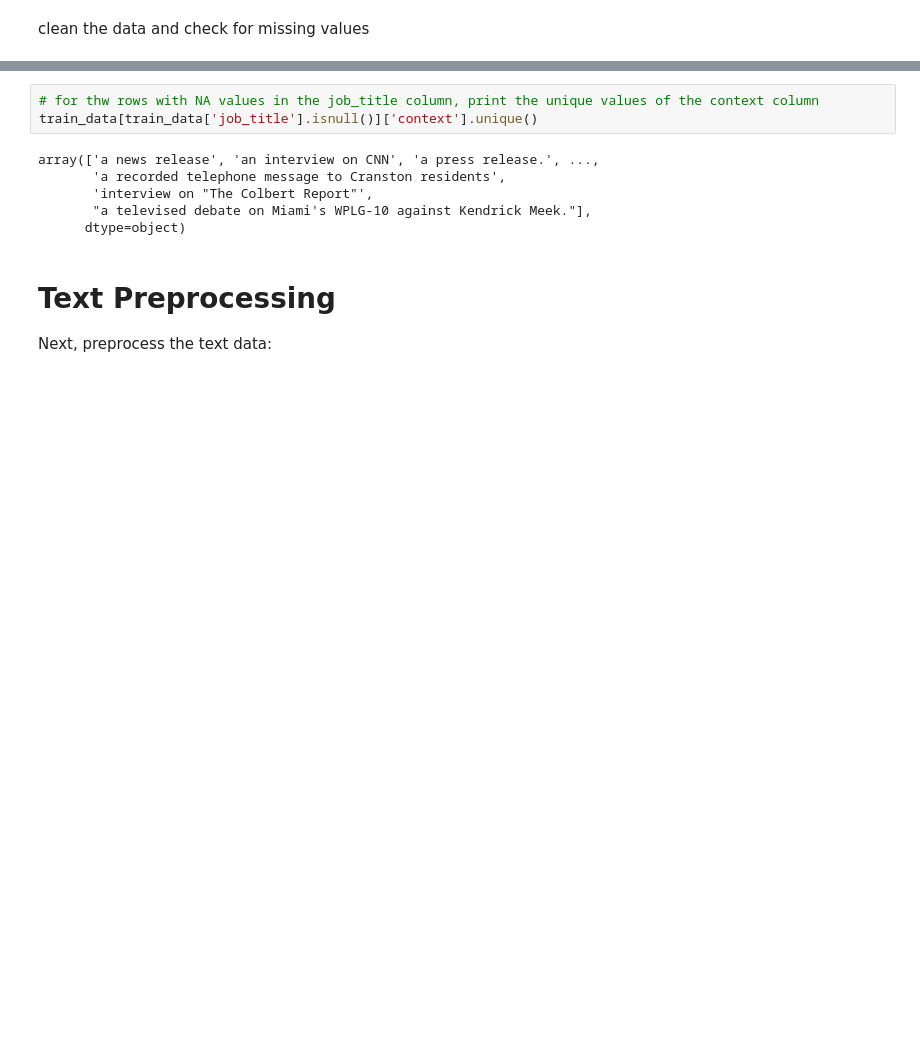
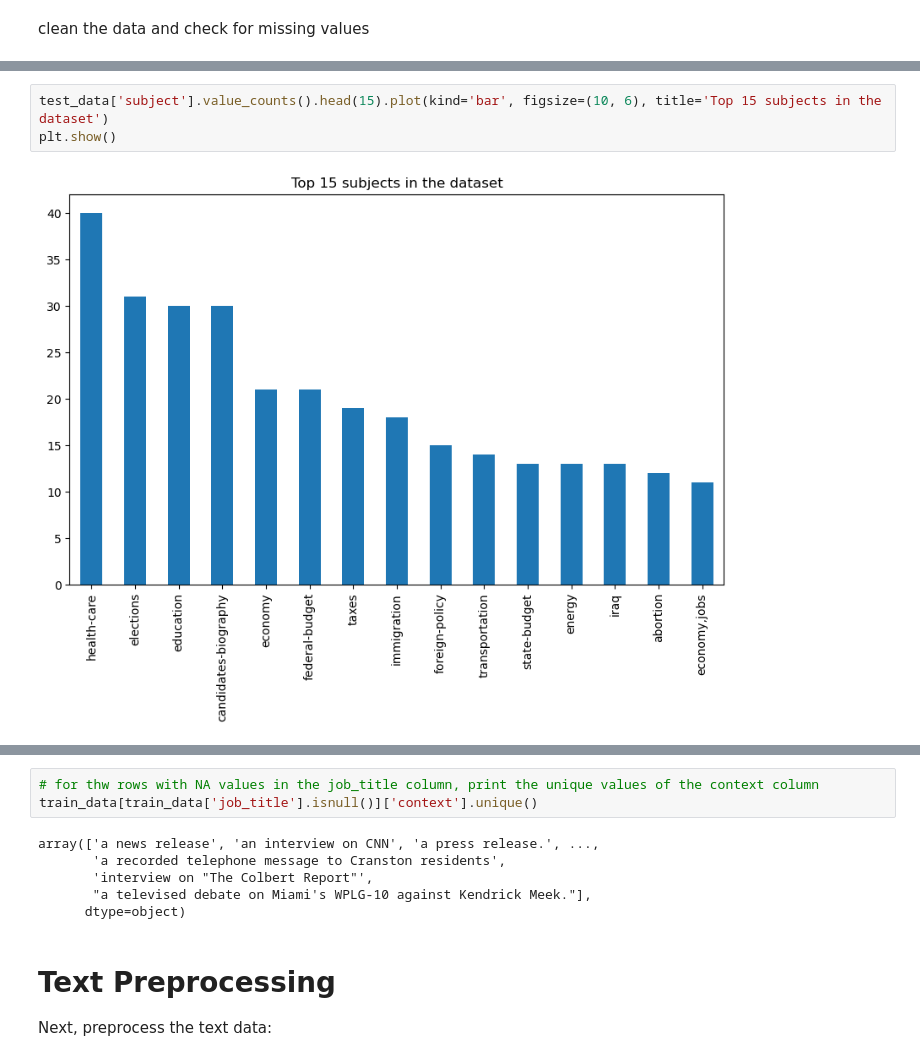
Before and after one commit to sigalgrabois/ADS_final_project, a Jupyter notebook: fake_news_detection_final.ipynb, the cells around one changed output, grey strips where cells are left out. Drawn from its saved outputs; the diff is of its cells as text; blank space fills up the shorter version.

```diff
--- a/fake_news_detection_final.ipynb
+++ b/fake_news_detection_final.ipynb
@@ -106,3 +145,8 @@ plt.show()
+# %%
+test_data['subject'].value_counts().head(15).plot(kind='bar', figsize=(10, 6), title='Top 15 subjects in the dataset')
+plt.show()
+# %% [output]
+[figure, added]
 # %%
 # print the rows with NA values
 train_data[train_data['job_title'].isnull()]
```
Also changed, not shown: parts of 37 cells of this notebook.
